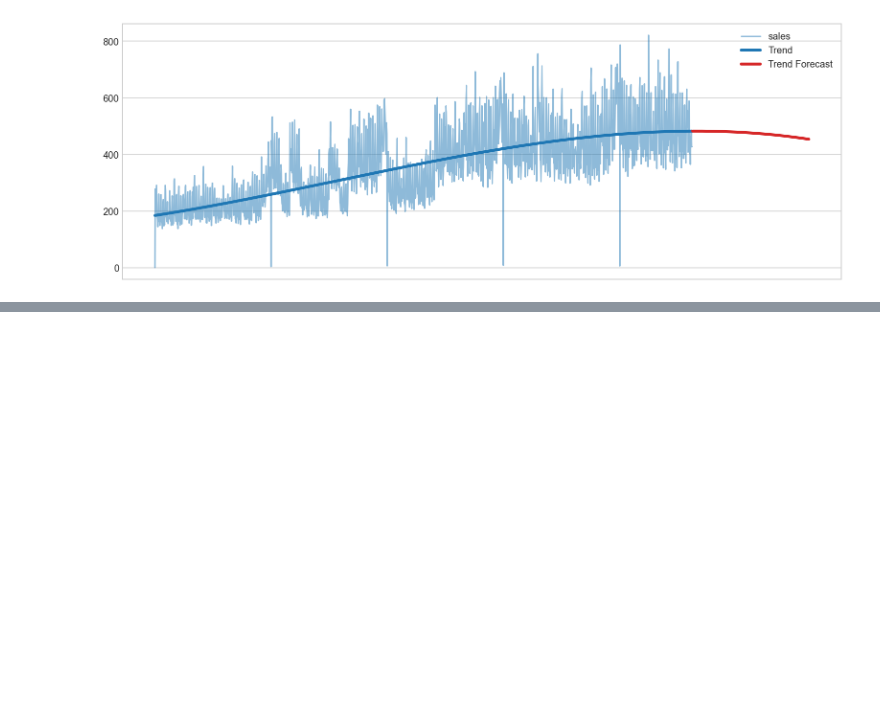
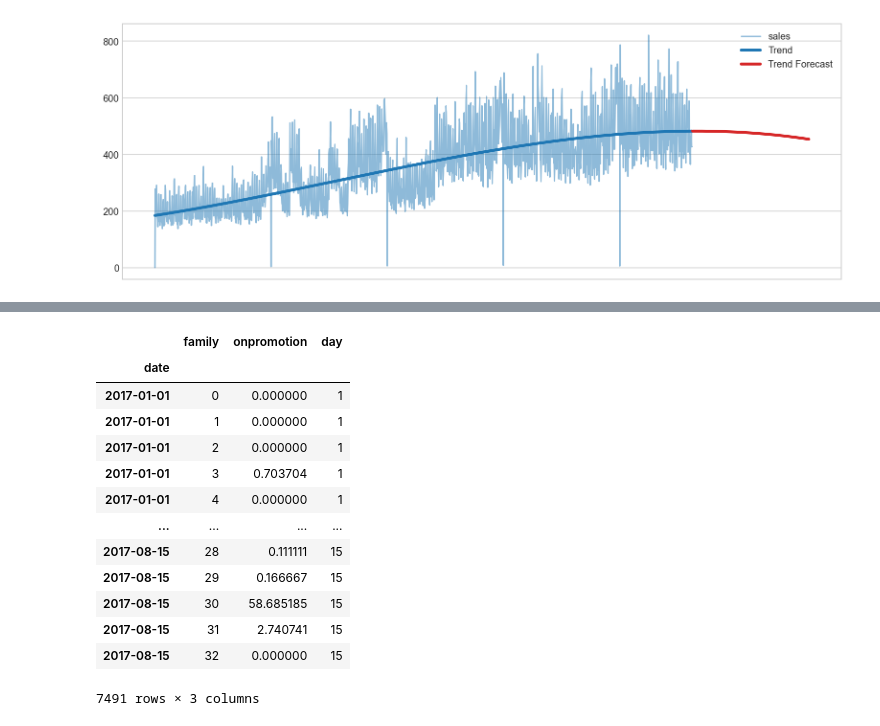
Before and after one commit to AliakbarMehdizadeh/time-series, a Jupyter notebook: Time-Series.ipynb, the cells around one changed output, grey strips where cells are left out. Saved outputs shown, nothing was run; the diff lists cells and outputs as text; code cells hidden in the pictures; blank space fills up the shorter version.

```diff
--- a/Time-Series.ipynb
+++ b/Time-Series.ipynb
@@ -201,3 +201,25 @@ plt.legend()
 # %% [output]
 <matplotlib.legend.Legend at 0x...>
 [figure]
+# %%
+store_sales = pd.read_csv(
+    'store-sales-time-series-forecasting/train.csv',
+    usecols=['store_nbr', 'family', 'date', 'sales', 'onpromotion'],
+    dtype={
+        'store_nbr': 'category',
+        'family': 'category',
+        'sales': 'float32',
+    },
+    parse_dates=['date'],
+    infer_datetime_format=True,
+)
+store_sales['date'] = store_sales.date.dt.to_period('D')
+store_sales = store_sales.set_index(['store_nbr', 'family', 'date']).sort_index()
+
+family_sales = (
+    store_sales
+    .groupby(['family', 'date'])
+    .mean()
+    .unstack('family')
+    .loc['2017']
+)
@@ -203,0 +274,19 @@ plt.legend()
+# %%
+# Target series
+y = family_sales.loc[:, 'sales']
+
+# X_1: Features for Linear Regression
+dp = DeterministicProcess(index=y.index, order=1)
+X_1 = dp.in_sample()
+
+
+# X_2: Features for XGBoost
+X_2 = family_sales.drop('sales', axis=1).stack()  # onpromotion feature
+
+# Label encoding for 'family'
+le = LabelEncoder()  # from sklearn.preprocessing
+X_2 = X_2.reset_index('family')
+X_2['family'] = le.fit_transform(X_2['family'])
+
+# Label encoding for seasonality
+X_2["day"] = X_2.index.day  # values are day of the month
@@ -203,0 +310,17 @@ plt.legend()
+# %%
+X_2
+# %% [output]
+|  | family | onpromotion | day |
+| date |  |  |  |
+| 2017-01-01 | 0 | 0.000000 | 1 |
+| 2017-01-01 | 1 | 0.000000 | 1 |
+| 2017-01-01 | 2 | 0.000000 | 1 |
+| 2017-01-01 | 3 | 0.703704 | 1 |
+| 2017-01-01 | 4 | 0.000000 | 1 |
+| ... | ... | ... | ... |
+| 2017-08-15 | 28 | 0.111111 | 15 |
+| 2017-08-15 | 29 | 0.166667 | 15 |
+| 2017-08-15 | 30 | 58.685185 | 15 |
+| 2017-08-15 | 31 | 2.740741 | 15 |
+| 2017-08-15 | 32 | 0.000000 | 15 |
+7491 rows × 3 columns
```
Also changed, not shown: parts of 4 cells of this notebook.
